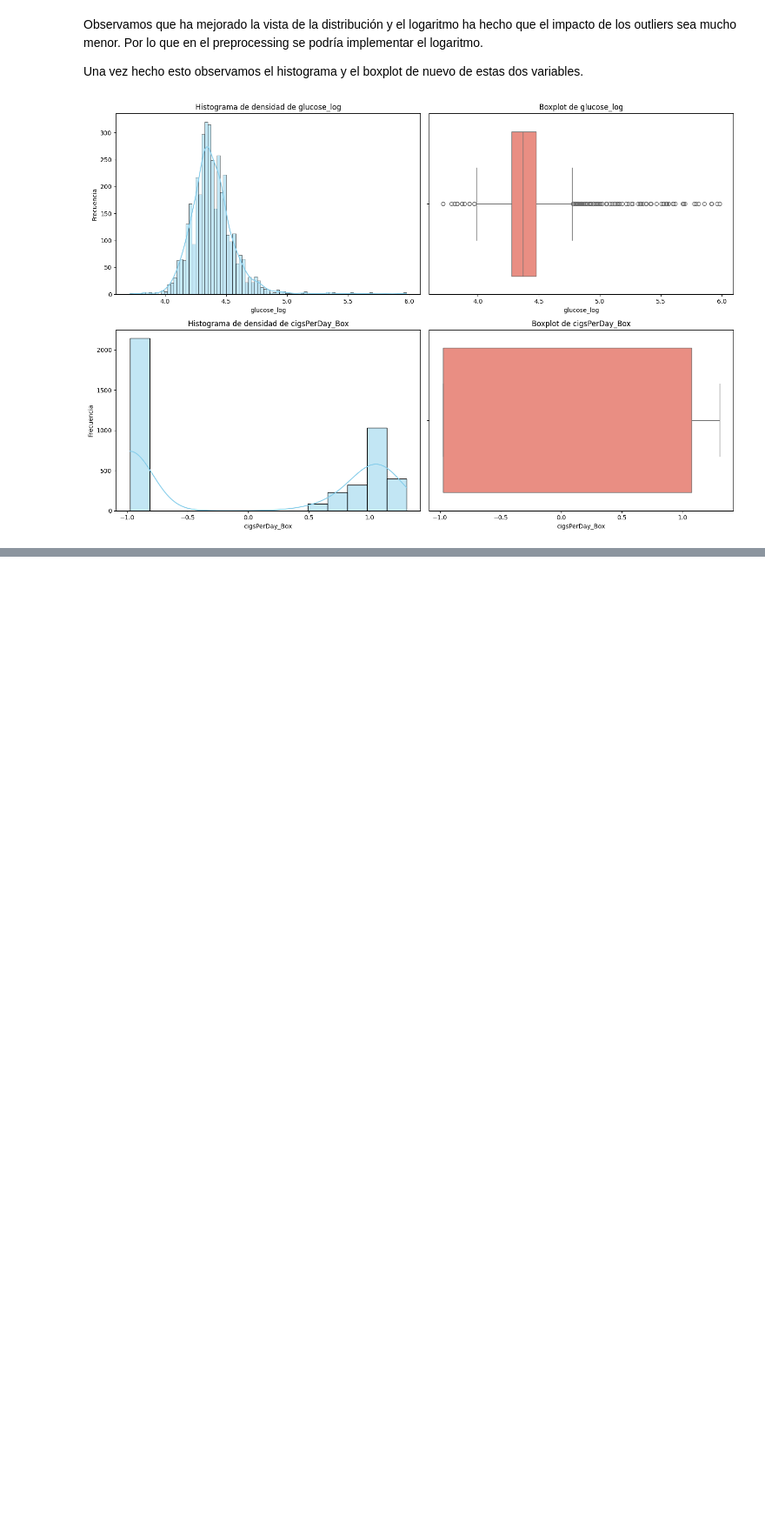
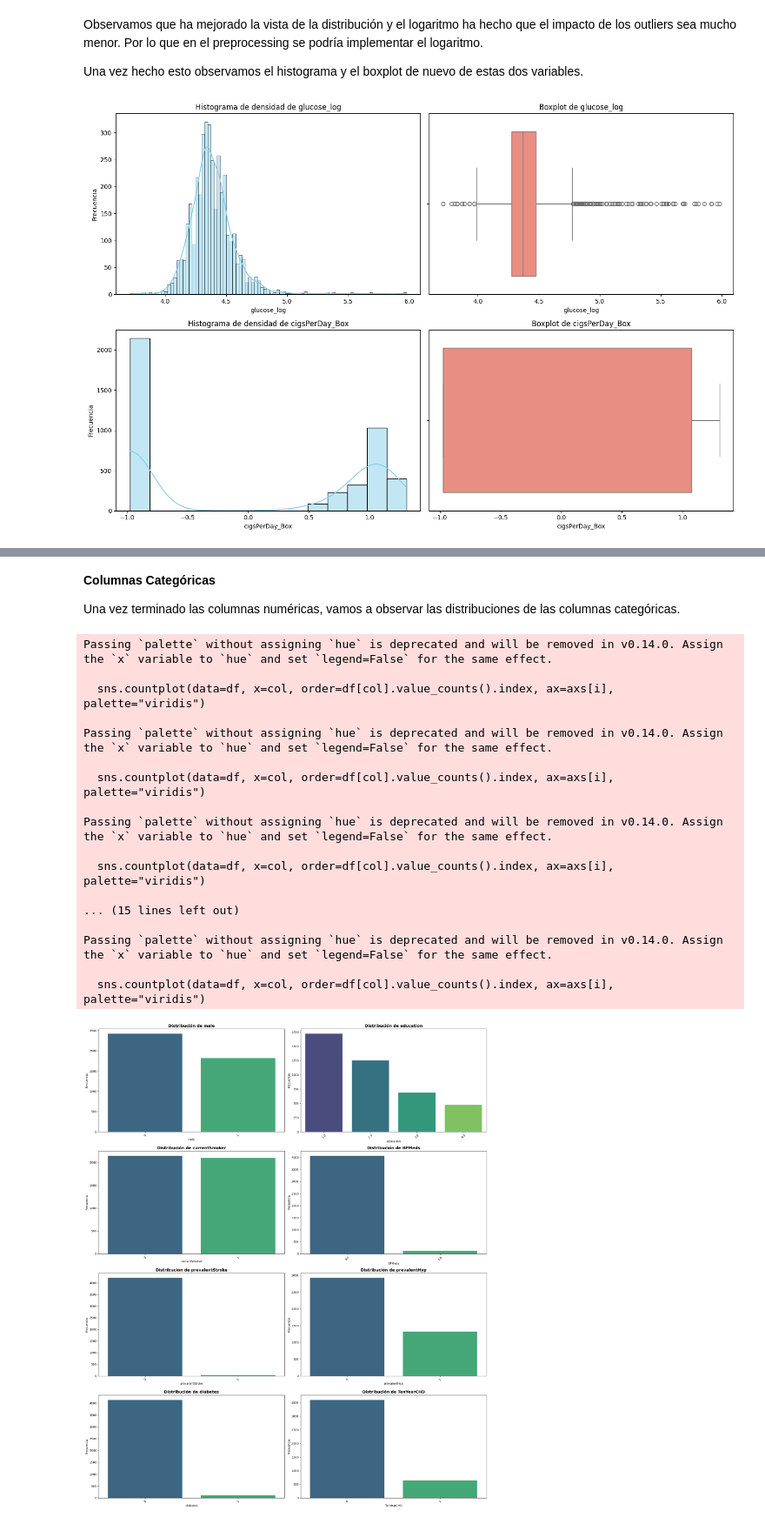
Before and after one commit to alejandrofanye/trabajo_individual_health_lifestyle_alejandrofan-yezhang, a Jupyter notebook: src/EDA.ipynb, the cells around one changed output, grey strips where cells are left out. Shown at 87% size. Cells and saved outputs as stored; diff of their text form; code cells hidden in the pictures; blank space fills up the shorter version.

```diff
--- a/src/EDA.ipynb
+++ b/src/EDA.ipynb
@@ -101,8 +101,8 @@ dtypes: float64(7), int64(1), object(8)
 memory usage: 530.1+ KB
 # %%
 numeric_cols = df.select_dtypes(exclude= 'object').columns.tolist()
-categoric_cols = df.select_dtypes(include ='object').columns.tolist()
+str_cols = df.select_dtypes(include ='object').columns.tolist()
 print(numeric_cols)
 print("-----------------")
-print(categoric_cols)
+print(str_cols)
 # %% [output]
@@ -290,0 +292,60 @@ Aqui verificamos dos cosas:
+# %% [markdown]
+**Columnas Categóricas**
+
+Una vez terminado las columnas numéricas, vamos a observar las distribuciones de las columnas categóricas.
+# %%
+#No me funcionaba el código y Error corregido por IA
+
+import math
+
+# Asegúrate de que str_cols tenga solo las columnas que quieres graficar
+# str_cols = ['col1', 'col2', 'col3', 'col4', 'col5']
+
+# 1. Calculamos las filas necesarias para tener 2 columnas siempre
+n_cols_grafico = 2
+nrows = math.ceil(len(str_cols) / n_cols_grafico)
+
+# 2. Creamos la figura
+fig, axs = plt.subplots(nrows=nrows, ncols=n_cols_grafico, figsize=(20, 6 * nrows))
+
+# 3. Aplanamos los ejes para iterar linealmente
+axs = axs.flatten()
+
+for i, col in enumerate(str_cols):
+    # Ahora i nunca será mayor que el tamaño de axs
+    sns.countplot(data=df, x=col, order=df[col].value_counts().index, ax=axs[i], palette="viridis")
+
+    axs[i].set_title(f'Distribución de {col}', fontsize=14, fontweight='bold')
+    axs[i].set_xlabel(col)
+    axs[i].set_ylabel('Frecuencia')
+
+    # Rotación dinámica
+    num_categorias = df[col].nunique()
+    axs[i].tick_params(axis='x', rotation=90 if num_categorias > 10 else 45)
+
+# 4. Limpieza de subplots sobrantes
+# Si tienes 5 columnas, subplots crea 6 espacios (3x2). Borramos el sexto.
+for j in range(i + 1, len(axs)):
+    fig.delaxes(axs[j])
+
+plt.tight_layout()
+plt.show()
+# %% [output]
+Passing `palette` without assigning `hue` is deprecated and will be removed in v0.14.0. Assign the `x` variable to `hue` and set `legend=False` for the same effect.
+
+  sns.countplot(data=df, x=col, order=df[col].value_counts().index, ax=axs[i], palette="viridis")
+
+Passing `palette` without assigning `hue` is deprecated and will be removed in v0.14.0. Assign the `x` variable to `hue` and set `legend=False` for the same effect.
+
+  sns.countplot(data=df, x=col, order=df[col].value_counts().index, ax=axs[i], palette="viridis")
+
+Passing `palette` without assigning `hue` is deprecated and will be removed in v0.14.0. Assign the `x` variable to `hue` and set `legend=False` for the same effect.
+
+  sns.countplot(data=df, x=col, order=df[col].value_counts().index, ax=axs[i], palette="viridis")
+
+... (15 lines left out)
+
+Passing `palette` without assigning `hue` is deprecated and will be removed in v0.14.0. Assign the `x` variable to `hue` and set `legend=False` for the same effect.
+
+  sns.countplot(data=df, x=col, order=df[col].value_counts().index, ax=axs[i], palette="viridis")
+[figure, added]
```
Also changed, not shown: parts of 27 cells of this notebook.
